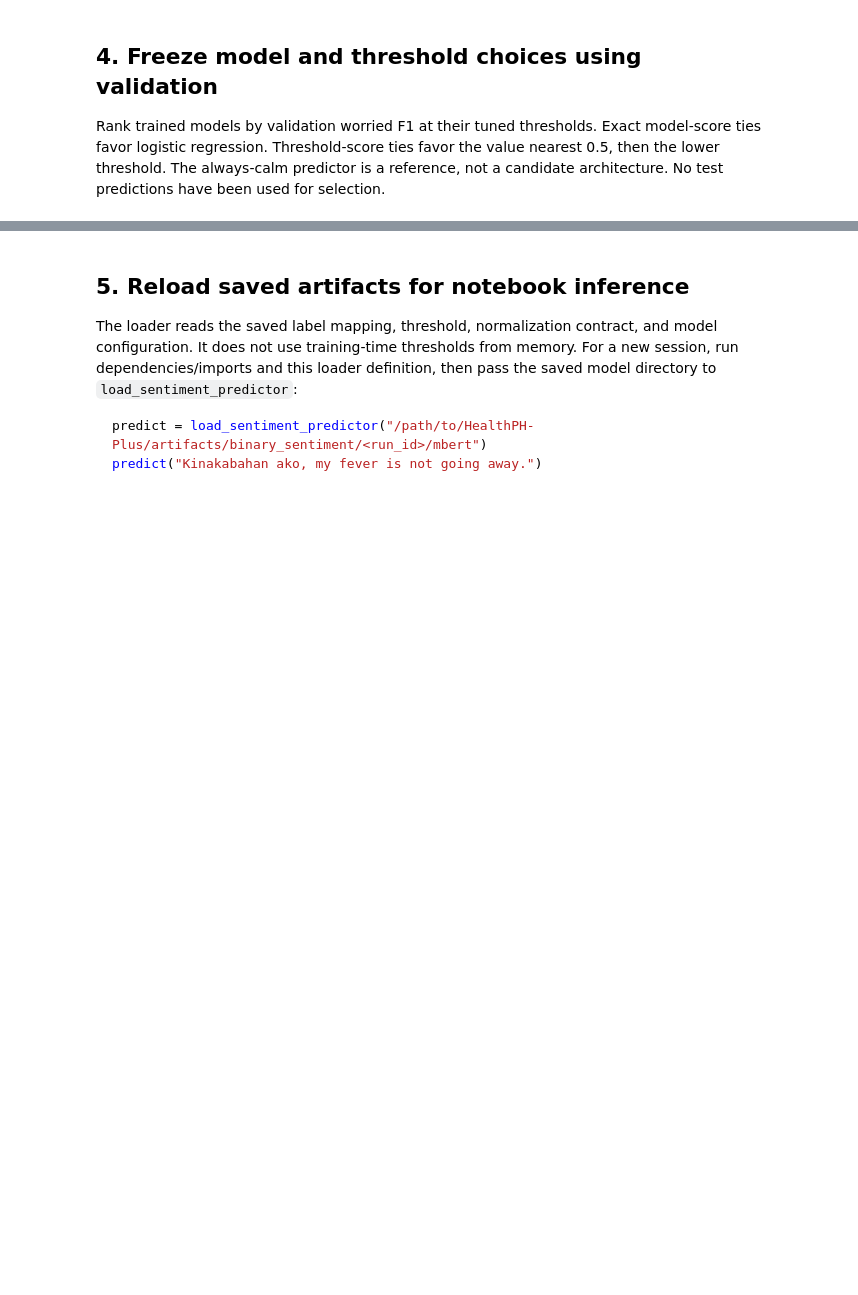
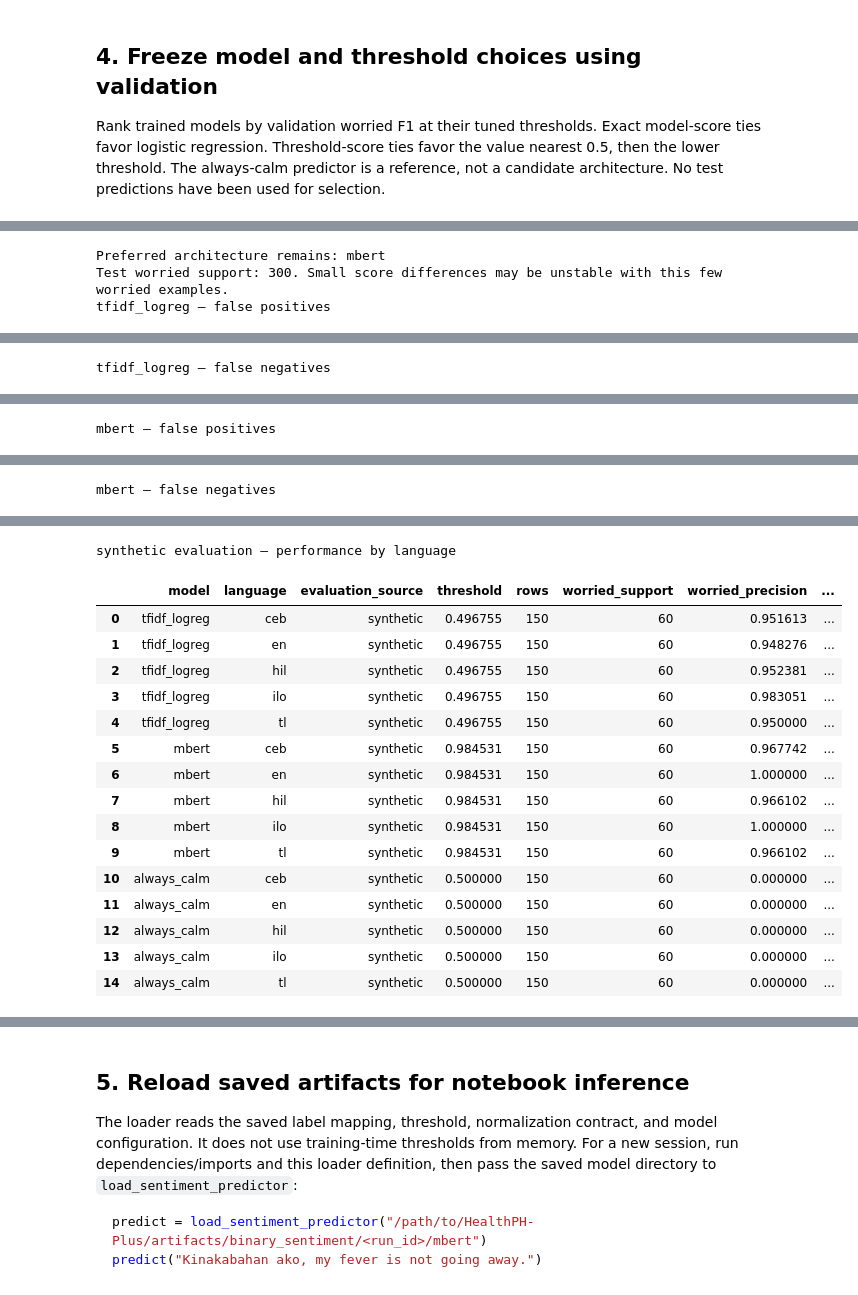
Before and after one commit to healthph-plus/HealthPH-Plus, a Jupyter notebook: notebooks/05_binary_sentiment_mbert.ipynb, the cells around one changed output, grey strips where cells are left out. Cells and saved outputs as stored; diff of their text form; code cells hidden in the pictures; blank space fills up the shorter version.

```diff
--- a/notebooks/05_binary_sentiment_mbert.ipynb
+++ b/notebooks/05_binary_sentiment_mbert.ipynb
@@ -627,3 +671,19 @@ for name in validation_probabilities:
     print(name, '— false negatives')
     display(test_predictions[name].query("error_type == 'false_negative'")
             .sort_values('worried_probability').head(5))
+# Reuse frozen predictions and thresholds; language scores never select a model.
+language_metric_rows = []
+if 'language' in test_df:
+    for model_name, probabilities in test_probabilities.items():
+        threshold = frozen_thresholds.get(model_name, 0.5)
+        for language in sorted(test_df['language'].unique()):
+            mask = test_df['language'].eq(language).to_numpy()
+            metrics, _ = metrics_at_threshold(test_df.loc[mask, 'label'], probabilities[mask], threshold)
+            language_metric_rows.append({'model': model_name, 'language': language,
+                                         'evaluation_source': data_quality_summary['evaluation_source'], **metrics})
+    language_metrics = pd.DataFrame(language_metric_rows)
+    print(EVALUATION_CONTEXT + ' — performance by language')
+    display(language_metrics)
+else:
+    language_metrics = pd.DataFrame()
+# %% [output]
@@ -629,0 +696,3 @@ for name in validation_probabilities:
+Preferred architecture remains: mbert
+Test worried support: 300. Small score differences may be unstable with this few worried examples.
+tfidf_logreg — false positives
@@ -629,0 +705 @@ for name in validation_probabilities:
+tfidf_logreg — false negatives
@@ -629,0 +712 @@ for name in validation_probabilities:
+mbert — false positives
@@ -629,0 +719 @@ for name in validation_probabilities:
+mbert — false negatives
@@ -630,3 +726,20 @@ for name in validation_probabilities:
+synthetic evaluation — performance by language
+|  | model | language | evaluation_source | threshold | rows | worried_support | worried_precision | ... |
+| 0 | tfidf_logreg | ceb | synthetic | 0.496755 | 150 | 60 | 0.951613 | ... |
+| 1 | tfidf_logreg | en | synthetic | 0.496755 | 150 | 60 | 0.948276 | ... |
+| 2 | tfidf_logreg | hil | synthetic | 0.496755 | 150 | 60 | 0.952381 | ... |
+| 3 | tfidf_logreg | ilo | synthetic | 0.496755 | 150 | 60 | 0.983051 | ... |
+| 4 | tfidf_logreg | tl | synthetic | 0.496755 | 150 | 60 | 0.950000 | ... |
+| 5 | mbert | ceb | synthetic | 0.984531 | 150 | 60 | 0.967742 | ... |
+| 6 | mbert | en | synthetic | 0.984531 | 150 | 60 | 1.000000 | ... |
+| 7 | mbert | hil | synthetic | 0.984531 | 150 | 60 | 0.966102 | ... |
+| 8 | mbert | ilo | synthetic | 0.984531 | 150 | 60 | 1.000000 | ... |
+| 9 | mbert | tl | synthetic | 0.984531 | 150 | 60 | 0.966102 | ... |
+| 10 | always_calm | ceb | synthetic | 0.500000 | 150 | 60 | 0.000000 | ... |
+| 11 | always_calm | en | synthetic | 0.500000 | 150 | 60 | 0.000000 | ... |
+| 12 | always_calm | hil | synthetic | 0.500000 | 150 | 60 | 0.000000 | ... |
+| 13 | always_calm | ilo | synthetic | 0.500000 | 150 | 60 | 0.000000 | ... |
+| 14 | always_calm | tl | synthetic | 0.500000 | 150 | 60 | 0.000000 | ... |
 # %%
 def json_ready(value):
     if isinstance(value, dict):
```
Also changed, not shown: parts of 11 cells of this notebook, 35 other files.
